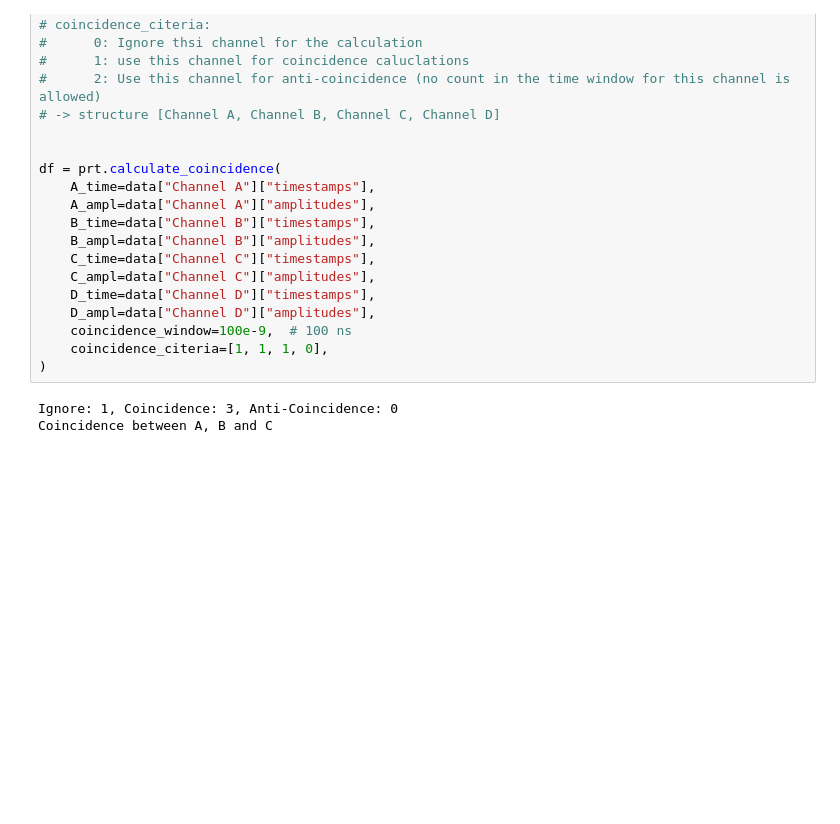
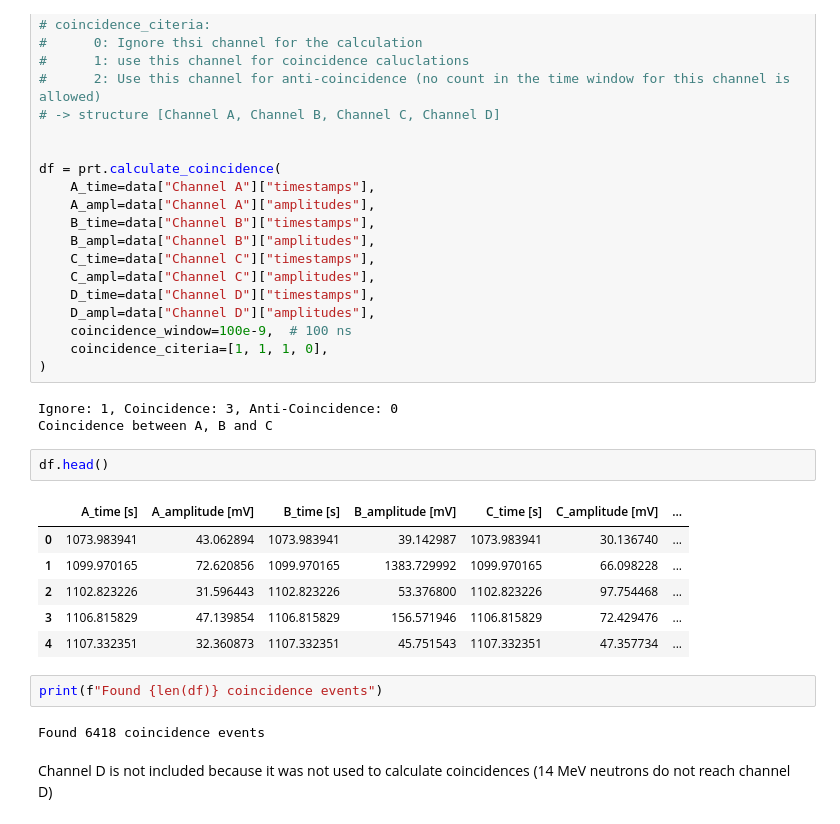
Before and after one commit to cdunn314/libra-toolbox, a Jupyter notebook: docs/examples/prt.ipynb, the cells around one changed output. Saved outputs shown, nothing was run; the diff lists cells and outputs as text; blank space fills up the shorter version.

```diff
--- a/docs/examples/prt.ipynb
+++ b/docs/examples/prt.ipynb
@@ -104,4 +154,19 @@ df = prt.calculate_coincidence(
 # %% [output]
 Ignore: 1, Coincidence: 3, Anti-Coincidence: 0
 Coincidence between A, B and C
+# %%
+df.head()
+# %% [output]
+|  | A_time [s] | A_amplitude [mV] | B_time [s] | B_amplitude [mV] | C_time [s] | C_amplitude [mV] | ... |
+| 0 | 1073.983941 | 43.062894 | 1073.983941 | 39.142987 | 1073.983941 | 30.136740 | ... |
+| 1 | 1099.970165 | 72.620856 | 1099.970165 | 1383.729992 | 1099.970165 | 66.098228 | ... |
+| 2 | 1102.823226 | 31.596443 | 1102.823226 | 53.376800 | 1102.823226 | 97.754468 | ... |
+| 3 | 1106.815829 | 47.139854 | 1106.815829 | 156.571946 | 1106.815829 | 72.429476 | ... |
+| 4 | 1107.332351 | 32.360873 | 1107.332351 | 45.751543 | 1107.332351 | 47.357734 | ... |
+# %%
+print(f"Found {len(df)} coincidence events")
+# %% [output]
+Found 6418 coincidence events
+# %% [markdown]
+Channel D is not included because it was not used to calculate coincidences (14 MeV neutrons do not reach channel D)
 # %%
```
Also changed, not shown: parts of 18 cells of this notebook.
